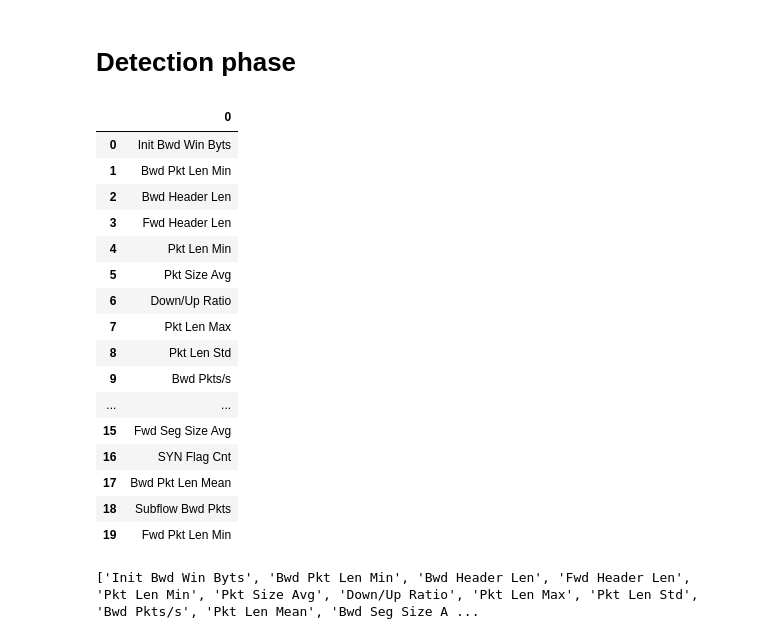
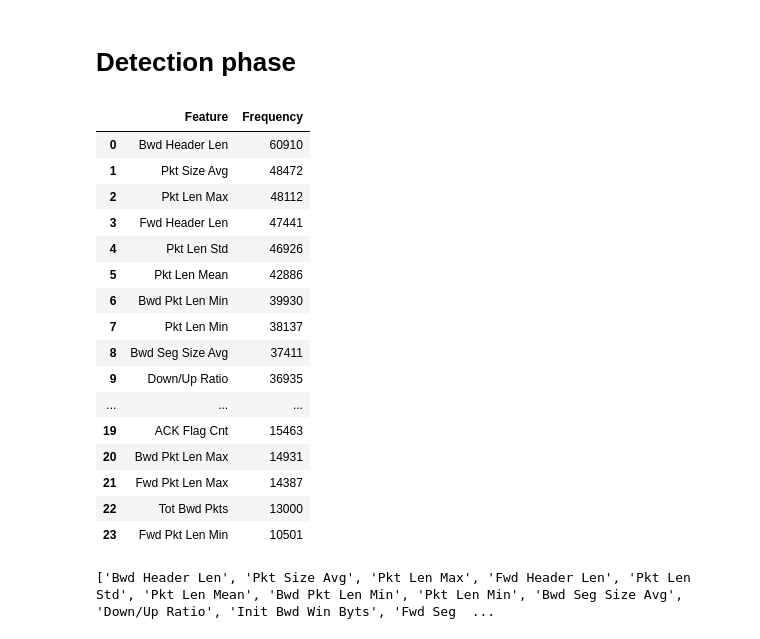
Before and after one commit to BeforeTheStorm202/DACN, a Jupyter notebook: InSDN_SHAP_detection.ipynb, the cells around one changed output. Saved outputs shown, nothing was run; the diff lists cells and outputs as text; code cells hidden in the pictures.

```diff
--- a/InSDN_SHAP_detection.ipynb
+++ b/InSDN_SHAP_detection.ipynb
@@ -252,27 +255,27 @@ for idx in range(0, 77203):
 # %%
-whitelist = pd.read_csv('/content/drive/MyDrive/DACN_XAI_Adv_defense/InSDN/top20_insdn.csv')
-whitelist.head(20)
+whitelist_df = pd.read_csv('/content/top24_InSDN.csv')
+whitelist_df.head(24)
 # %% [output]
-|  | 0 |
-| 0 | Init Bwd Win Byts |
-| 1 | Bwd Pkt Len Min |
-| 2 | Bwd Header Len |
-| 3 | Fwd Header Len |
-| 4 | Pkt Len Min |
-| 5 | Pkt Size Avg |
-| 6 | Down/Up Ratio |
-| 7 | Pkt Len Max |
-| 8 | Pkt Len Std |
-| 9 | Bwd Pkts/s |
-| ... | ... |
-| 15 | Fwd Seg Size Avg |
-| 16 | SYN Flag Cnt |
-| 17 | Bwd Pkt Len Mean |
-| 18 | Subflow Bwd Pkts |
-| 19 | Fwd Pkt Len Min |
+|  | Feature | Frequency |
+| 0 | Bwd Header Len | 60910 |
+| 1 | Pkt Size Avg | 48472 |
+| 2 | Pkt Len Max | 48112 |
+| 3 | Fwd Header Len | 47441 |
+| 4 | Pkt Len Std | 46926 |
+| 5 | Pkt Len Mean | 42886 |
+| 6 | Bwd Pkt Len Min | 39930 |
+| 7 | Pkt Len Min | 38137 |
+| 8 | Bwd Seg Size Avg | 37411 |
+| 9 | Down/Up Ratio | 36935 |
+| ... | ... | ... |
+| 19 | ACK Flag Cnt | 15463 |
+| 20 | Bwd Pkt Len Max | 14931 |
+| 21 | Fwd Pkt Len Max | 14387 |
+| 22 | Tot Bwd Pkts | 13000 |
+| 23 | Fwd Pkt Len Min | 10501 |
 # %%
-whitelist = whitelist.iloc[:, 0][:20].tolist()
+whitelist = whitelist_df.iloc[:, 0][:24].tolist()
 print(whitelist)
 # %% [output]
-['Init Bwd Win Byts', 'Bwd Pkt Len Min', 'Bwd Header Len', 'Fwd Header Len', 'Pkt Len Min', 'Pkt Size Avg', 'Down/Up Ratio', 'Pkt Len Max', 'Pkt Len Std', 'Bwd Pkts/s', 'Pkt Len Mean', 'Bwd Seg Size A ...
+['Bwd Header Len', 'Pkt Size Avg', 'Pkt Len Max', 'Fwd Header Len', 'Pkt Len Std', 'Pkt Len Mean', 'Bwd Pkt Len Min', 'Pkt Len Min', 'Bwd Seg Size Avg', 'Down/Up Ratio', 'Init Bwd Win Byts', 'Fwd Seg  ...
 # %%
```
Also changed, not shown: parts of 5 cells of this notebook.
